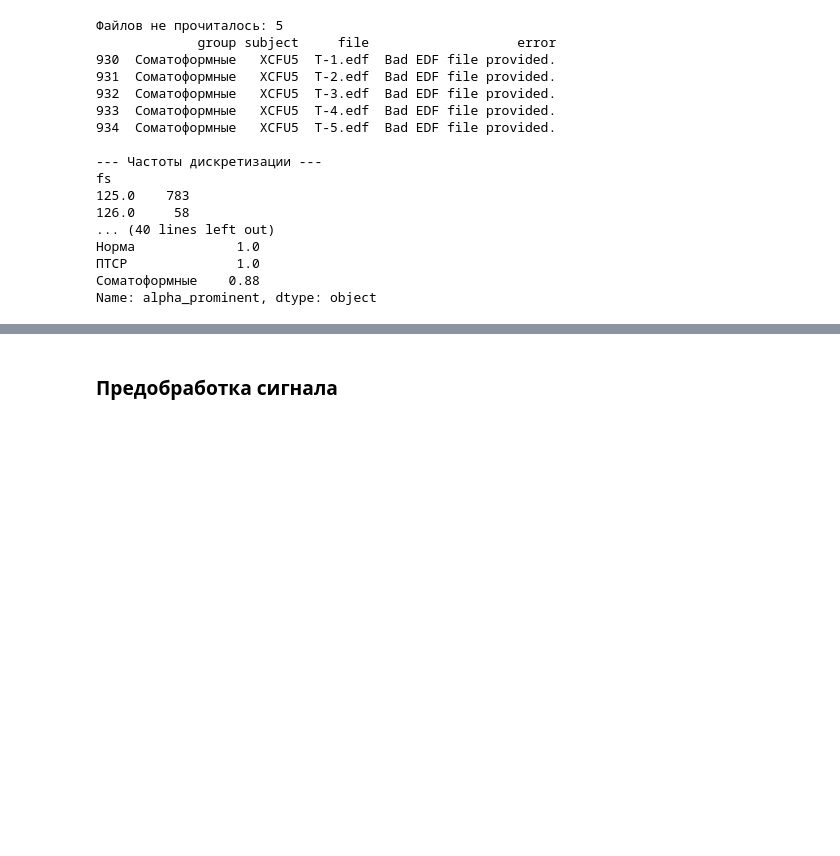
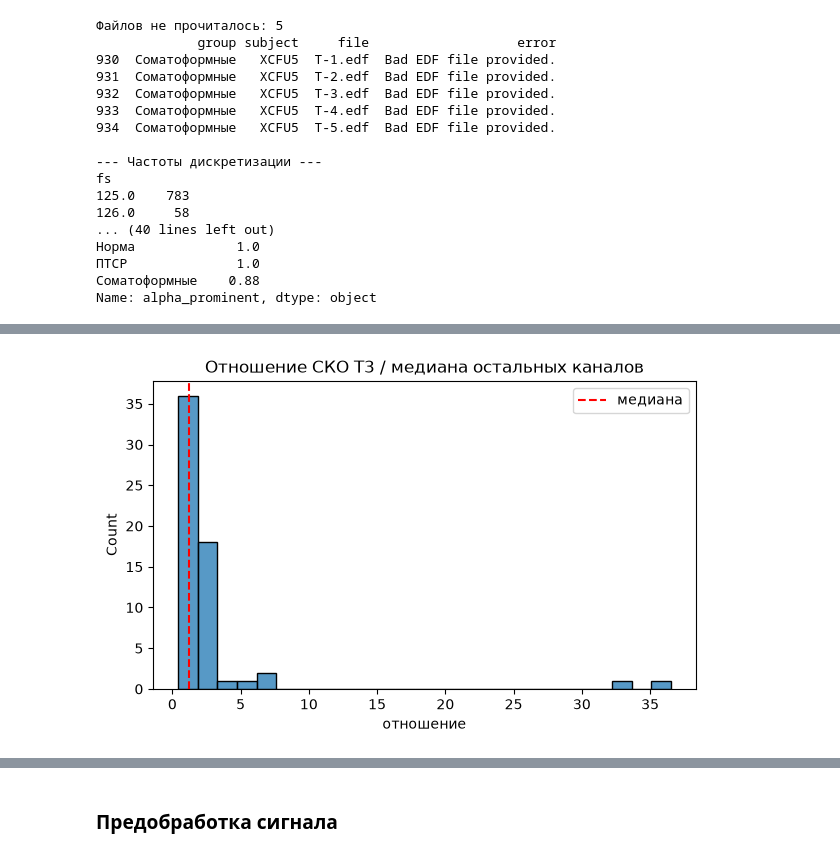
Before and after one commit to steministka/atacheskaya-panika, a Jupyter notebook: assets/2-preprocessing.ipynb, the cells around one changed output, grey strips where cells are left out. Saved outputs shown, nothing was run; the diff lists cells and outputs as text; code cells hidden in the pictures; blank space fills up the shorter version.

Commit message:
updated def preprocess_raw() and checked t3 - it cannot be fixed by coefficient, so left as bad channel check

```diff
--- a/assets/2-preprocessing.ipynb
+++ b/assets/2-preprocessing.ipynb
@@ -176,0 +193,33 @@ Name: alpha_prominent, dtype: object
+# %%
+def estimate_channel_gain_ratio(path, ref_channels=None):
+    """Отношение СКО T3 к медиане СКО остальных каналов на одном файле
+    (после базового bandpass, чтобы не ловить чистый дрейф)."""
+    raw = mne.io.read_raw_edf(path, preload=True, verbose=False)
+    raw.pick(CHANNELS)
+    raw.filter(1, 40, method="iir", verbose=False)
+    data = raw.get_data() * 1e6
+    std_per_ch = data.std(axis=1)
+    others = [s for ch, s in zip(CHANNELS, std_per_ch) if ch != "T3"]
+    return std_per_ch[CI["T3"]] / np.median(others)
+
+
+random.seed(3)
+gain_sample = []
+for group_dir in sorted(DATA_DIR.iterdir()):
+    if not group_dir.is_dir():
+        continue
+    subj_dirs = [d for d in group_dir.iterdir() if d.is_dir()]
+    for subj_dir in random.sample(subj_dirs, min(20, len(subj_dirs))):
+        rest_f = next((f for f in subj_dir.glob("*.edf") if classify_file(f.stem) == "rest"), None)
+        if rest_f is None:
+            continue
+        try:
+            gain_sample.append(dict(group=group_dir.name, subject=subj_dir.name,
+                                     ratio=estimate_channel_gain_ratio(rest_f)))
+        except Exception:
+            pass
+
+gain_df = pd.DataFrame(gain_sample)
+print(f"Медиана отношения T3/остальные: {gain_df['ratio'].median():.2f}")
+print(f"IQR: [{gain_df['ratio'].quantile(0.25):.2f}, {gain_df['ratio'].quantile(0.75):.2f}]")
+print(gain_df.groupby("group")["ratio"].median())
@@ -176,0 +234,10 @@ Name: alpha_prominent, dtype: object
+# %%
+plt.figure(figsize=(7, 4))
+sns.histplot(gain_df["ratio"], bins=25)
+plt.axvline(gain_df["ratio"].median(), color="red", ls="--", label="медиана")
+plt.title("Отношение СКО T3 / медиана остальных каналов")
+plt.xlabel("отношение")
+plt.legend()
+plt.show()
+# %% [output]
+[figure, added]
```
Also changed, not shown: parts of 23 cells of this notebook.
